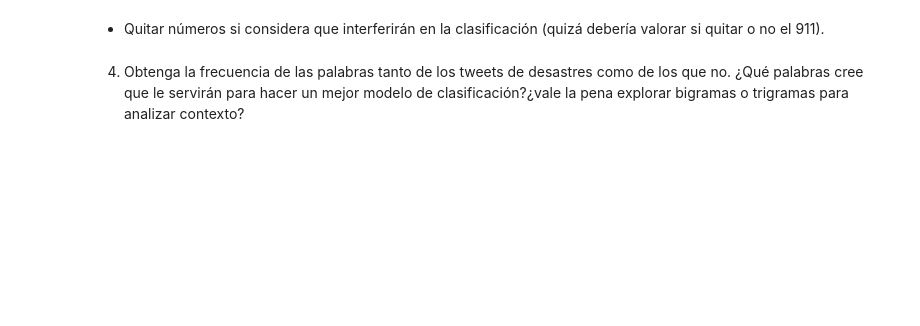
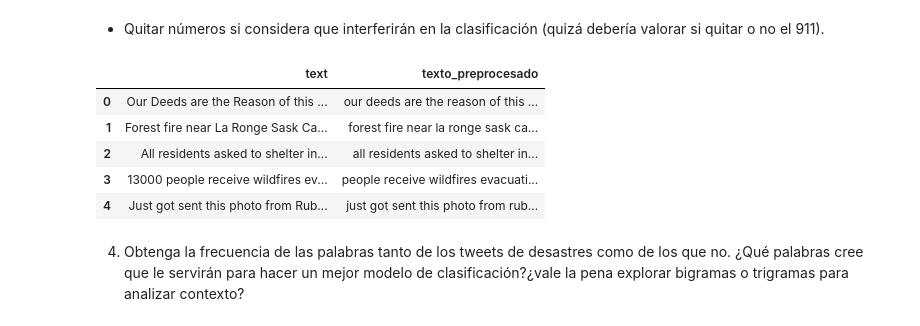
Before and after one commit to CristopherBarrios/Lab4-ClasificacionDeTweetsUsandoMineriaDeTexto-DataScience, a Jupyter notebook: mineriaDeTexto.ipynb, the cells around one changed output. Cells and saved outputs as stored; diff of their text form; code cells hidden in the pictures; blank space fills up the shorter version.

```diff
--- a/mineriaDeTexto.ipynb
+++ b/mineriaDeTexto.ipynb
@@ -145,3 +144,23 @@ si quitar o no el 911).
+# %%
+import pandas as pd
+import re
+
+# Crear una función para preprocesar el texto
+def preprocesar_texto(texto):
+    return re.sub(r'\d+', '', texto.lower())
+
+# Suponiendo que ya tienes un DataFrame llamado 'df' con una columna 'text'
+df['texto_preprocesado'] = df['text'].apply(preprocesar_texto)
+
+# Mostrar las primeras filas para ver los cambios
+df[['text', 'texto_preprocesado']].head()
+# %% [output]
+|  | text | texto_preprocesado |
+| 0 | Our Deeds are the Reason of this ... | our deeds are the reason of this ... |
+| 1 | Forest fire near La Ronge Sask Ca... | forest fire near la ronge sask ca... |
+| 2 | All residents asked to shelter in... | all residents asked to shelter in... |
+| 3 | 13000 people receive wildfires ev... | people receive wildfires evacuati... |
+| 4 | Just got sent this photo from Rub... | just got sent this photo from rub... |
 # %%
 #Para observar como va la data
 df.to_csv('output/newTrain.csv', index=False,encoding='utf-8')
```
Also changed, not shown: parts of 24 cells of this notebook, 2 other files.
